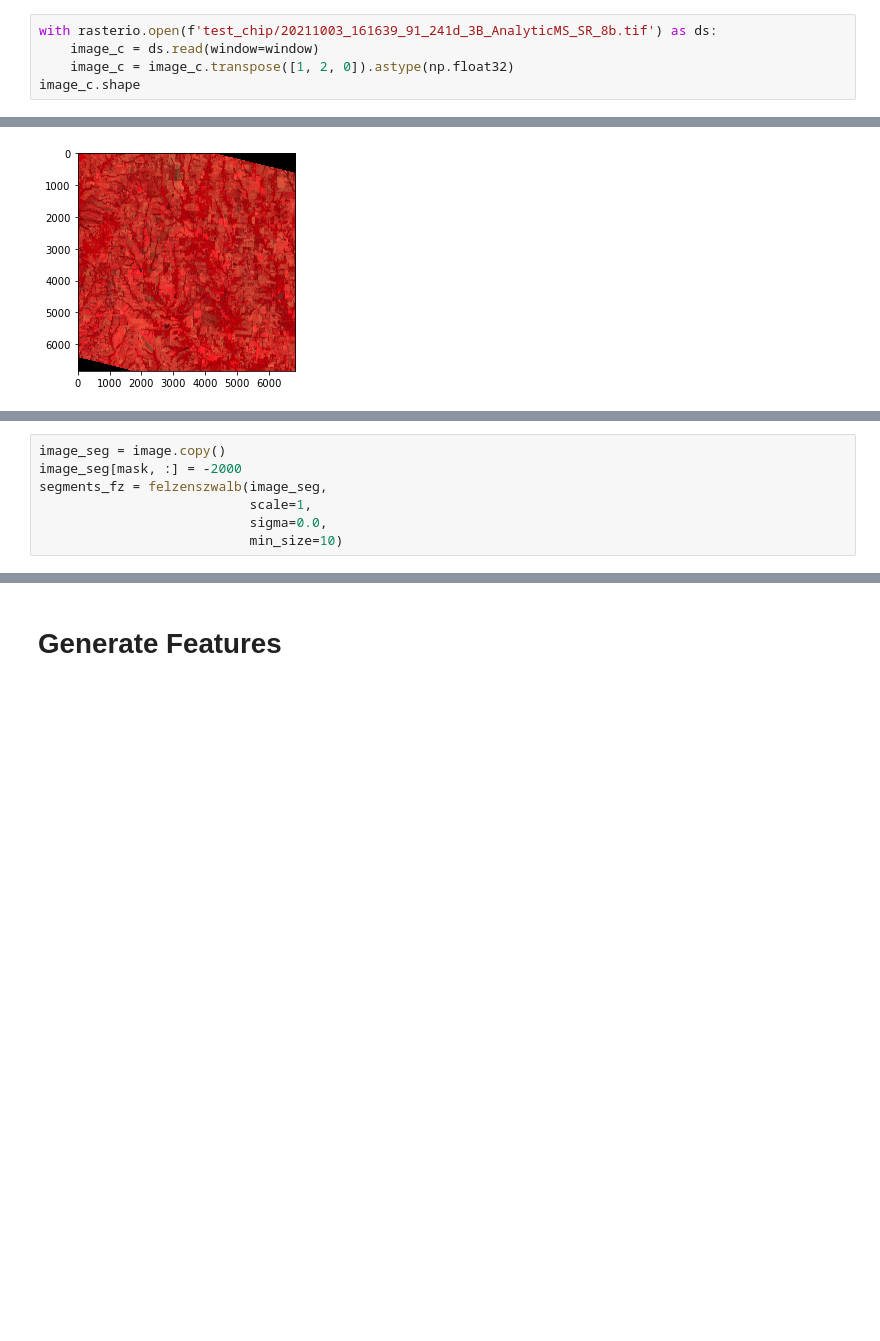
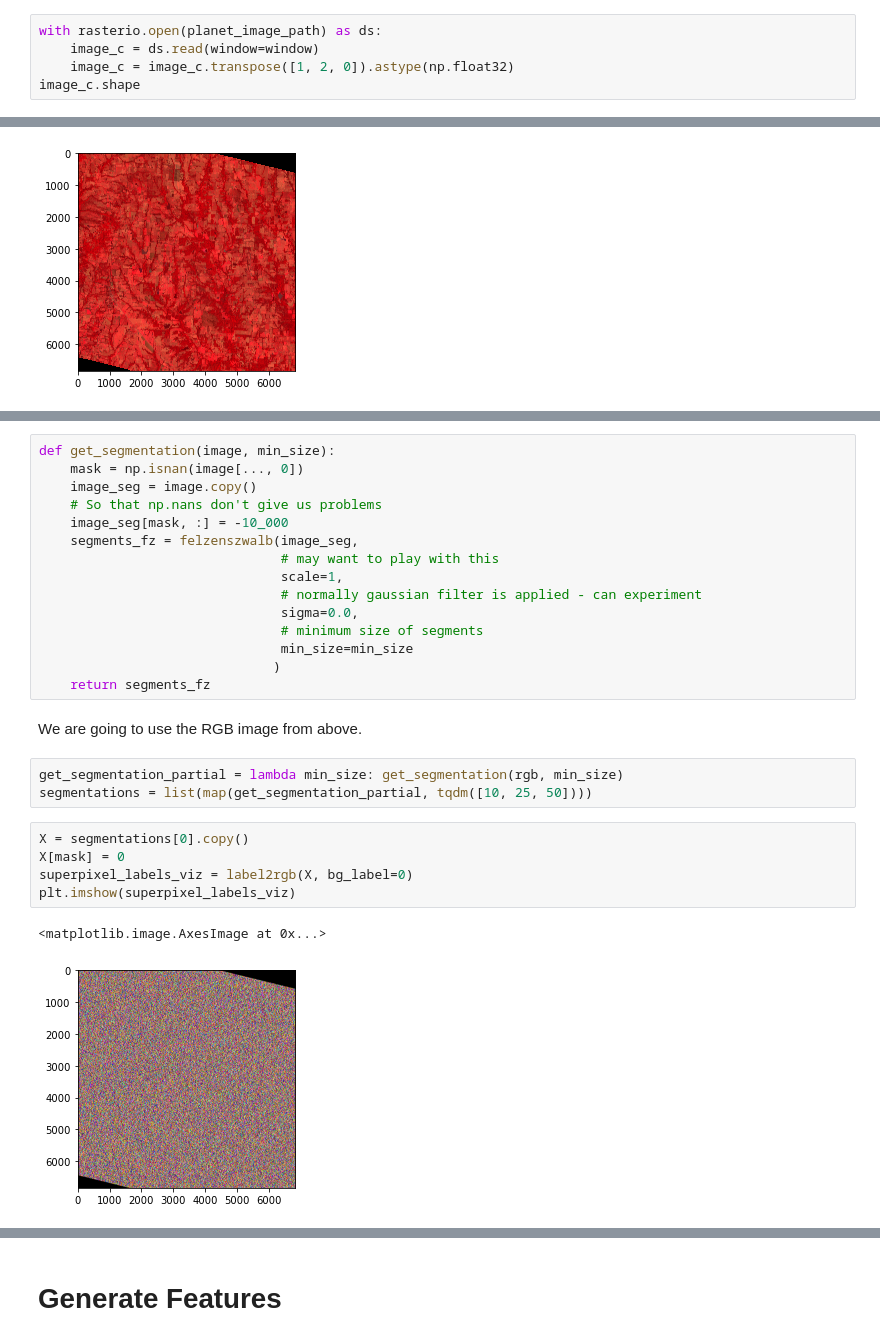
Before and after one commit to OPERA-Cal-Val/DSWx-Validation-Experiments, a Jupyter notebook: marshak/sample_classification/1_Classification_Multiscale_Superpixels.ipynb, the cells around one changed output, grey strips where cells are left out. Saved outputs shown, nothing was run; the diff lists cells and outputs as text; blank space fills up the shorter version.

```diff
--- a/marshak/sample_classification/1_Classification_Multiscale_Superpixels.ipynb
+++ b/marshak/sample_classification/1_Classification_Multiscale_Superpixels.ipynb
@@ -75,7 +93,7 @@ index
 # %% [output]
 42
 # %%
-with rasterio.open(f'test_chip/20211003_161639_91_241d_3B_AnalyticMS_SR_8b.tif') as ds:
+with rasterio.open(planet_image_path) as ds:
     image_c = ds.read(window=window)
     image_c = image_c.transpose([1, 2, 0]).astype(np.float32)
 image_c.shape
@@ -132,7 +147,0 @@ with rasterio.open('test_cropped.tif', 'w', **p) as ds:
-# %%
-image_seg = image.copy()
-image_seg[mask, :] = -2000
-segments_fz = felzenszwalb(image_seg,
-                           scale=1,
-                           sigma=0.0,
-                           min_size=10)
@@ -138,0 +156,28 @@ segments_fz = felzenszwalb(image_seg,
+# %%
+def get_segmentation(image, min_size):
+    mask = np.isnan(image[..., 0])
+    image_seg = image.copy()
+    # So that np.nans don't give us problems
+    image_seg[mask, :] = -10_000
+    segments_fz = felzenszwalb(image_seg,
+                               # may want to play with this
+                               scale=1,
+                               # normally gaussian filter is applied - can experiment
+                               sigma=0.0,
+                               # minimum size of segments
+                               min_size=min_size
+                              )
+    return segments_fz
+# %% [markdown]
+We are going to use the RGB image from above.
+# %%
+get_segmentation_partial = lambda min_size: get_segmentation(rgb, min_size)
+segmentations = list(map(get_segmentation_partial, tqdm([10, 25, 50])))
+# %%
+X = segmentations[0].copy()
+X[mask] = 0
+superpixel_labels_viz = label2rgb(X, bg_label=0)
+plt.imshow(superpixel_labels_viz)
+# %% [output]
+<matplotlib.image.AxesImage at 0x...>
+[figure, added]
```
Also changed, not shown: parts of 55 cells of this notebook, 5 other files.
